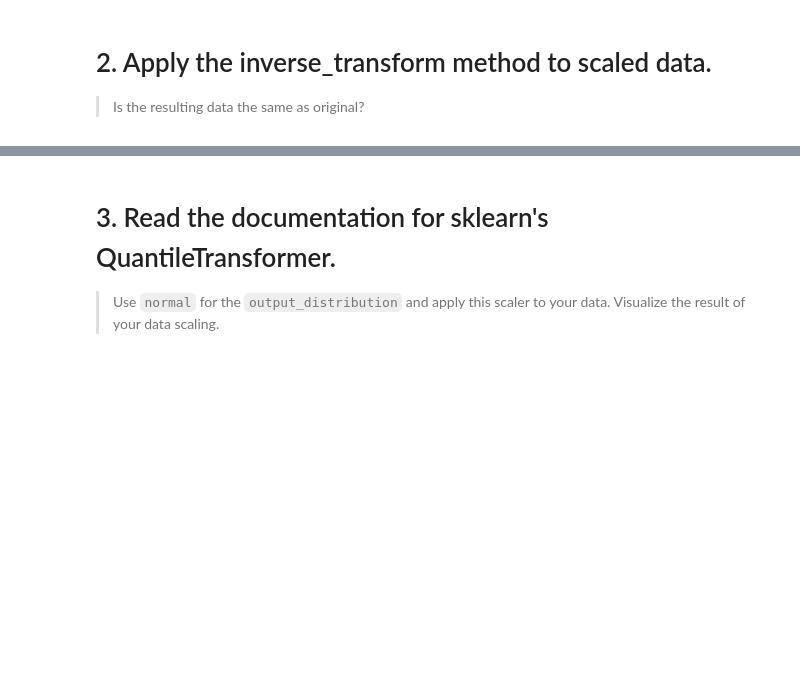
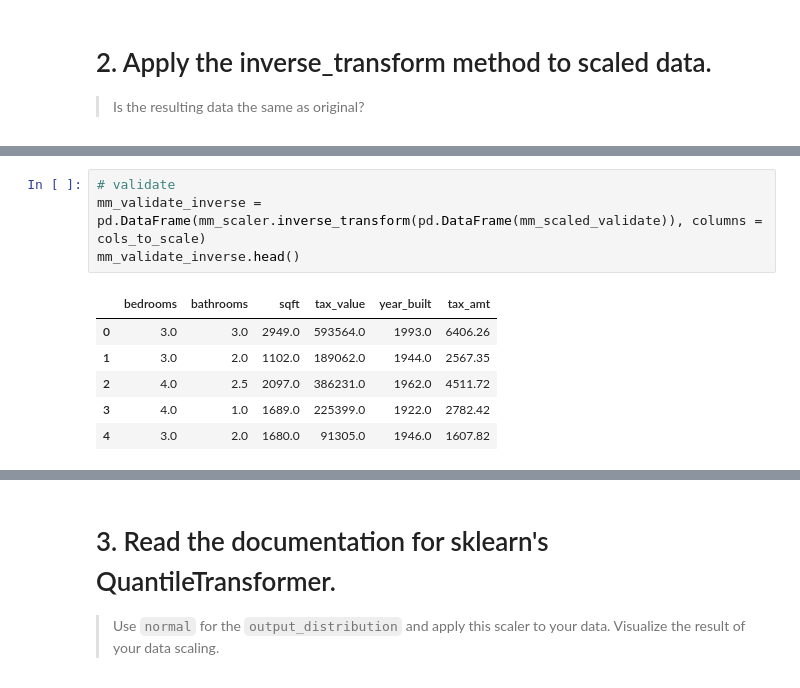
Before and after one commit to Jonessn22/regression_exercises, a Jupyter notebook: 02b_scaling_exercises.ipynb, the cells around one changed output, grey strips where cells are left out. Cells and saved outputs as stored; diff of their text form; blank space fills up the shorter version.

```diff
--- a/02b_scaling_exercises.ipynb
+++ b/02b_scaling_exercises.ipynb
@@ -230,0 +206,11 @@ plt.tight_layout();
+# %%
+# validate
+mm_validate_inverse = pd.DataFrame(mm_scaler.inverse_transform(pd.DataFrame(mm_scaled_validate)), columns = cols_to_scale)
+mm_validate_inverse.head()
+# %% [output]
+|  | bedrooms | bathrooms | sqft | tax_value | year_built | tax_amt |
+| 0 | 3.0 | 3.0 | 2949.0 | 593564.0 | 1993.0 | 6406.26 |
+| 1 | 3.0 | 2.0 | 1102.0 | 189062.0 | 1944.0 | 2567.35 |
+| 2 | 4.0 | 2.5 | 2097.0 | 386231.0 | 1962.0 | 4511.72 |
+| 3 | 4.0 | 1.0 | 1689.0 | 225399.0 | 1922.0 | 2782.42 |
+| 4 | 3.0 | 2.0 | 1680.0 | 91305.0 | 1946.0 | 1607.82 |
```
Also changed, not shown: parts of 20 cells of this notebook, 5 other files.
